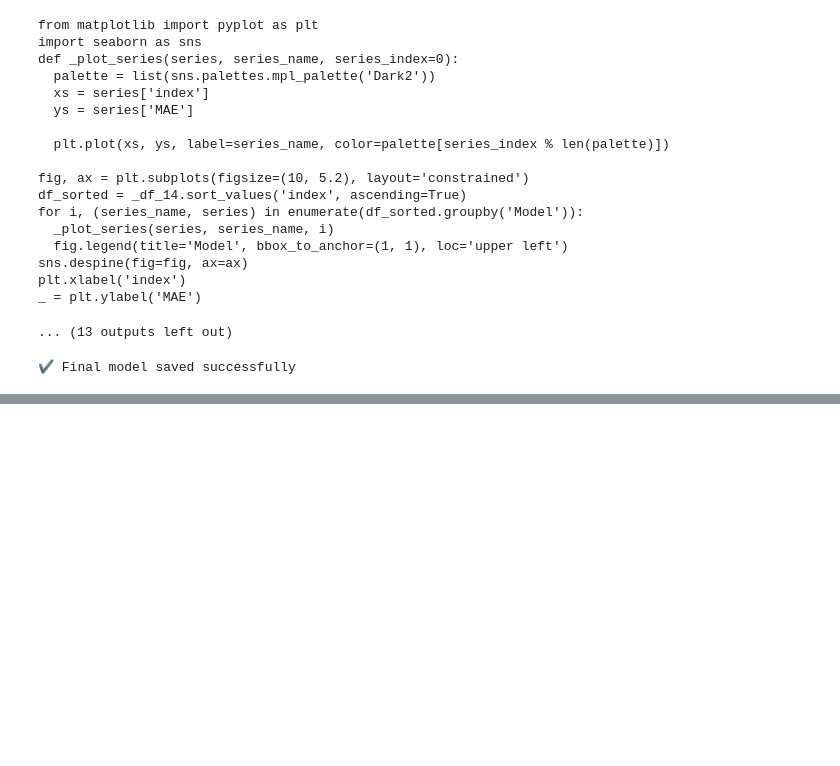
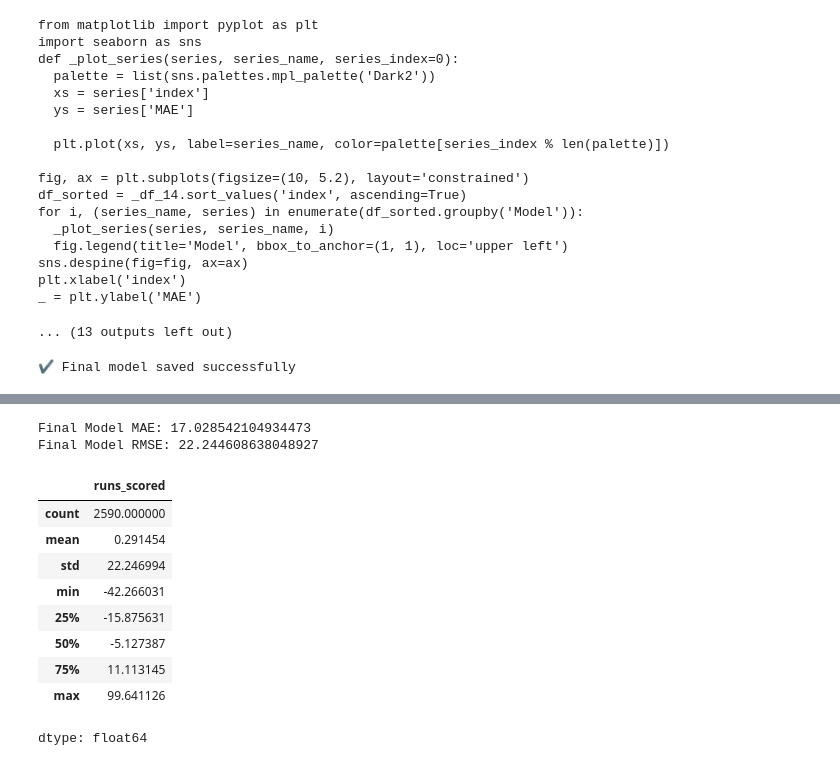
Before and after one commit to angirekulamanoj19-dotcom/Cricket-Player-Performance-Prediction---Group-1-, a Jupyter notebook: cricketplayeranalysis.ipynb, the cells around one changed output, grey strips where cells are left out. Drawn from its saved outputs; the diff is of its cells as text; code cells hidden in the pictures; blank space fills up the shorter version.

```diff
--- a/cricketplayeranalysis.ipynb
+++ b/cricketplayeranalysis.ipynb
@@ -1812,0 +1864,51 @@ print("✔ Final model saved successfully")
+# %%
+features = ["runs_last_5", "runs_last_10", "sr_last_5", "sr_last_10"]
+target = "runs_scored"
+
+model_df = bat_df[features + [target]].dropna()
+
+X = model_df[features]
+y = model_df[target]
+
+from sklearn.model_selection import train_test_split
+
+X_train, X_test, y_train, y_test = train_test_split(
+    X, y, test_size=0.2, shuffle=False
+)
+# %%
+from sklearn.ensemble import GradientBoostingRegressor
+from sklearn.metrics import mean_absolute_error, mean_squared_error
+import numpy as np
+
+final_model = GradientBoostingRegressor(
+    n_estimators=200,
+    learning_rate=0.05,
+    max_depth=3,
+    random_state=42
+)
+
+final_model.fit(X_train, y_train)
+y_pred = final_model.predict(X_test)
+
+mae = mean_absolute_error(y_test, y_pred)
+rmse = np.sqrt(mean_squared_error(y_test, y_pred))
+
+print("Final Model MAE:", mae)
+print("Final Model RMSE:", rmse)
+# %% [output]
+Final Model MAE: 17.028542104934473
+Final Model RMSE: 22.244608638048927
+# %%
+residuals = y_test - y_pred
+residuals.describe()
+# %% [output]
+|  | runs_scored |
+| count | 2590.000000 |
+| mean | 0.291454 |
+| std | 22.246994 |
+| min | -42.266031 |
+| 25% | -15.875631 |
+| 50% | -5.127387 |
+| 75% | 11.113145 |
+| max | 99.641126 |
+dtype: float64
```
Also changed, not shown: parts of 7 cells of this notebook.
